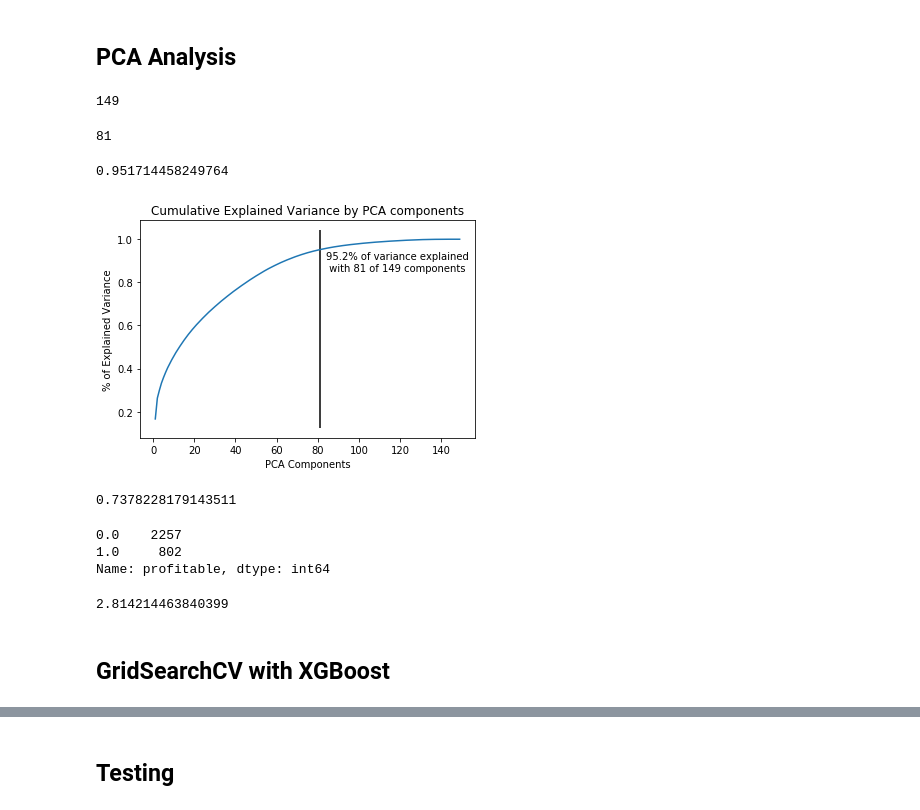
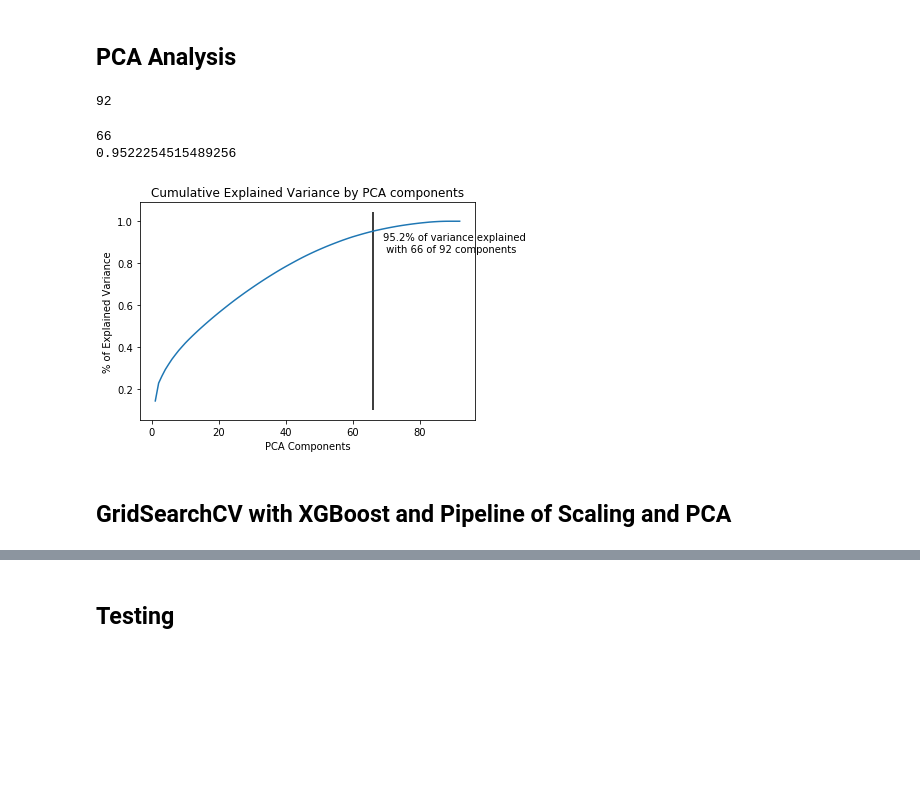
Before and after one commit to NathanVenos/Classifying_LEGO_Value_Retention, a Jupyter notebook: analysis/xgboost.ipynb, the cells around one changed output, grey strips where cells are left out. Saved outputs shown, nothing was run; the diff lists cells and outputs as text; code cells hidden in the pictures; blank space fills up the shorter version.

Commit message:
pre-final xgboost notebook and updated confusion matrix

```diff
--- a/analysis/xgboost.ipynb
+++ b/analysis/xgboost.ipynb
@@ -58,3 +38,6 @@ InteractiveShell.ast_node_interactivity = 'all'
 # %%
 FEATURE_FILE = '../data/merge_feature.csv'
 full_df = pd.read_csv(FEATURE_FILE)
+# %%
+drop_category_nmbr_cnts = [s for s in list(full_df.columns) if '_cnt_prts' in s]
+len(drop_category_nmbr_cnts)
@@ -65,9 +50,10 @@ full_df = pd.read_csv(FEATURE_FILE)
 # drop popularity because it reflects future perception not time of purchase info.
 
 full_df.drop(columns=['set_no', 'name',  'price_store', 'price_used',
-                      'volume', 'weight', 'number_parts', 'total_parts',
+                      'volume', 'weight', 'total_parts','number_spare_parts',
                       'popularity', 'aftermarket', 'adj_store_price',
-                      'adj_aftermarket'], inplace=True)
+                      'adj_aftermarket']+drop_category_nmbr_cnts,
+             inplace=True)
 
 # filter out rows without profitable (i.e. target), and the few without primary/secondary colors
 full_df.dropna(axis=0,
@@ -75,5 +61,4 @@ full_df.dropna(axis=0,
                inplace=True)
 
 full_df.head()
-full_df.info(verbose=True, null_counts=True)
 # %% [output]
@@ -153,31 +141,32 @@ x_pca = pca.fit_transform(X_train_std)
 # exploring explained variance
 len(pca.explained_variance_ratio_)
 # %% [output]
-149
+92
 # %%
 # defining count of PCA features to capture 99% of variance
 PCA_COUNT = sum(pca.explained_variance_ratio_.cumsum() < .95) + 1
-PCA_COUNT
+print(PCA_COUNT)
 PCA_EXPLAINED_VAR = pca.explained_variance_ratio_.cumsum()[PCA_COUNT-1]
-PCA_EXPLAINED_VAR
+print(PCA_EXPLAINED_VAR)
 # %% [output]
-81
+66
+0.9522254515489256
-0.951714458249764
 # %%
 # plotting PCA cumulative explained variance.
 # plenty of dimension reduction will be possible,
 # which will allow the model to perform more quickly,
 # particularlly during GridSearchCV
-plt.plot(range(1,150), pca.explained_variance_ratio_.cumsum())
+feat_cnt = X_train.shape[1]
+plt.plot(range(1,feat_cnt+1), pca.explained_variance_ratio_.cumsum())
 
 ax = plt.gca()
 ax.set_xlabel("PCA Components")
 ax.set_ylabel("% of Explained Variance")
 ax.set_title("Cumulative Explained Variance by PCA components")
 
 ax.vlines(x=PCA_COUNT, ymin=ax.get_ylim()[0], ymax=ax.get_ylim()[1])
-ax.annotate(f'{round(100*PCA_EXPLAINED_VAR,1)}% of variance explained \n with {PCA_COUNT} of 149 components',
+ax.annotate(f'{round(100*PCA_EXPLAINED_VAR,1)}% of variance explained \n with {PCA_COUNT} of {feat_cnt} components',
             xy=[PCA_COUNT, PCA_EXPLAINED_VAR],
             xytext=[PCA_COUNT+3, PCA_EXPLAINED_VAR-0.1]);
 # %% [output]
-[figure, old version]
+[figure, new version]
@@ -188,15 +173,3 @@ X_test_pca = final_pca.transform(X_test_std)
-# %%
-len(y_train[y_train==0]) / len(y_train)
-# %% [output]
-0.7378228179143511
-# %%
-y_train.value_counts()
-len(y_test==0) / len(y_test)
-# %% [output]
-0.0    2257
-1.0     802
-Name: profitable, dtype: int64
-2.814214463840399
 # %% [markdown]
-## GridSearchCV with XGBoost
+## GridSearchCV with XGBoost and Pipeline of Scaling and PCA
 # %%
```
Also changed, not shown: parts of 31 cells of this notebook, 1 other file.
